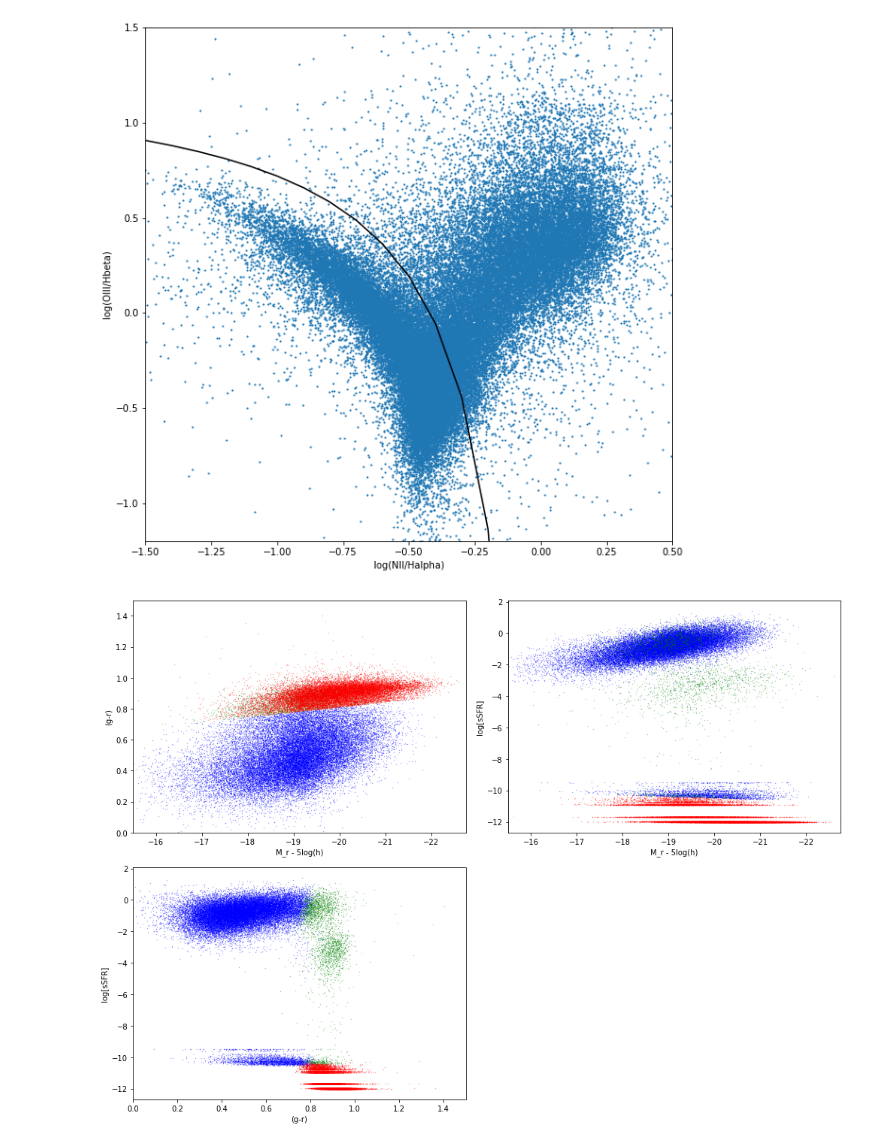
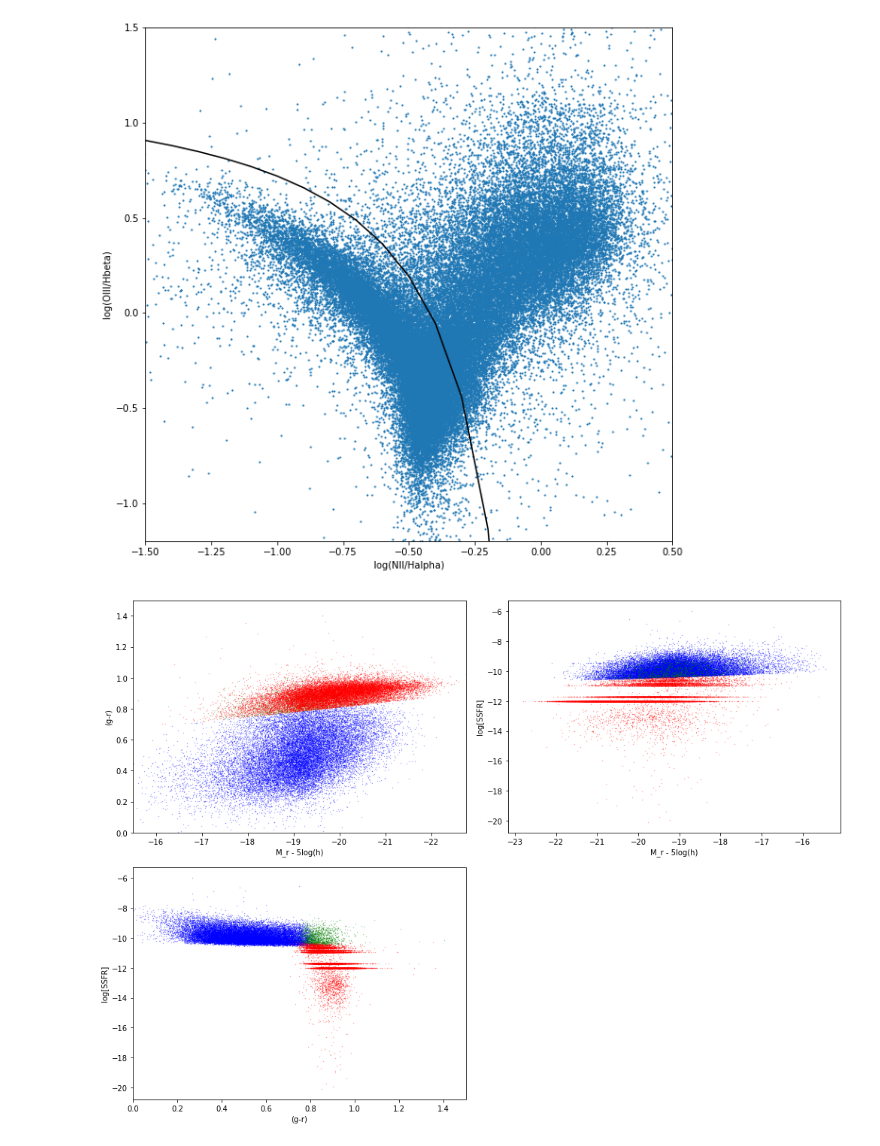
Before and after one commit to jaotter/Otter-Research-2017, a Jupyter notebook: early_late_classification.ipynb, the cells around one changed output. Saved outputs shown, nothing was run; the diff lists cells and outputs as text; code cells hidden in the pictures.

Commit message:
changed SFR to SSFR, still having SSFR issues

```diff
--- a/early_late_classification.ipynb
+++ b/early_late_classification.ipynb
@@ -7,7 +7,9 @@ from astropy.cosmology import FlatLambdaCDM
 from astropy import units as u
 import bisect
 
-cosmo = FlatLambdaCDM(H0=72, Om0=0.3)
+H0 = 72.
+cosmo = FlatLambdaCDM(H0, Om0=0.3)
+h = H0/100
 # %%
 hdulist = fits.open('../petroC_nsa_gzoo.fits')
 tbdata = hdulist[1].data
@@ -15,13 +17,13 @@ color = tbdata['col10'] #^{0.1}(g-r), K-E corrected to z=0.1, petro
 M_r = tbdata['col9'] #^{0.1}(M_r) - 5\log h, K-E corrected to z=0.1, petro
 pfeatures = tbdata['t01_smooth_or_features_a02_features_or_disk_weighted_fraction']
 psmooth = tbdata['t01_smooth_or_features_a01_smooth_weighted_fraction']
-#sSFR = tbdata['B300']
 HA = tbdata['HAFLUX']
 HB = tbdata['HBFLUX']
 O3 = tbdata['O3FLUX']
 N2 = tbdata['N2FLUX']
 D4000 = tbdata['D4000']
 z = tbdata['Z']
+mass = tbdata['MASS'] #stellar mass from K correction fit, in h^-2 Msun units
 hdulist.close()
 # %%
 D4000_bins, SSFR_bins, Errs = np.load('../Dn4000Params_final.npy')
@@ -172,40 +162,44 @@ plt.show()
 # %%
 fig = plt.figure(figsize=(14,10))
 
-colors = [late_color, int_color, early_color]
-mrs = [late_mr, int_mr, early_mr]
-sfrs = [late_sfr, int_sfr, early_sfr]
+colors = [bluact_color, redact_color, redpas_color]
+mrs = [bluact_mr, redact_mr, redpas_mr]
+sfrs = [bluact_sfr, redact_sfr, redpas_sfr]
 plot_color = ['b', 'g', 'r']
 
 #top left plot
 ax1 = fig.add_subplot(221)
+#ax1.scatter(all_mr, all_color,s=.1)
 for i in np.arange(3):
     ax1.scatter(mrs[i], colors[i], color = plot_color[i], s=0.1, alpha=0.5)
+
 ax1.set_ylabel('(g-r)')
 ax1.set_xlabel('M_r - 5log(h)')
 ax1.set_ylim(0, 1.5)
 ax1.set_xlim(-15.5, -22.75)
 
 #top right plot
 ax2 = fig.add_subplot(222)
 for i in np.arange(3):
     ax2.scatter(mrs[i], sfrs[i], color = plot_color[i], s=0.1, alpha=0.5)
-ax2.set_ylabel('log[sSFR]')
+#ax2.scatter(all_mr, all_sfr, s=.1)
+ax2.set_ylabel('log[SSFR]')
 ax2.set_xlabel('M_r - 5log(h)')
-#ax2.set_ylim(-12, -9)
-ax2.set_xlim(-15.5, -22.75)
+#ax2.set_ylim(-14, -8.5)
+#ax2.set_xlim(-15.5, -22.75)
 
 #bottom left plot
 ax3 = fig.add_subplot(223)
 for i in np.arange(3):
     ax3.scatter(colors[i], sfrs[i], color = plot_color[i], s=0.1, alpha=0.5)
-ax3.set_ylabel('log[sSFR]')
+#ax3.scatter(all_color, all_sfr, s=.1)
+ax3.set_ylabel('log[SSFR]')
 ax3.set_xlabel('(g-r)')
-#ax3.set_ylim(-12, -9)
+#ax3.set_ylim(-14, -8.5)
 ax3.set_xlim(0,1.5)
 
 plt.tight_layout()
 plt.show()
 # %% [output]
-[figure, old version]
+[figure, new version]
 # %%
```
Also changed, not shown: parts of 6 cells of this notebook.
